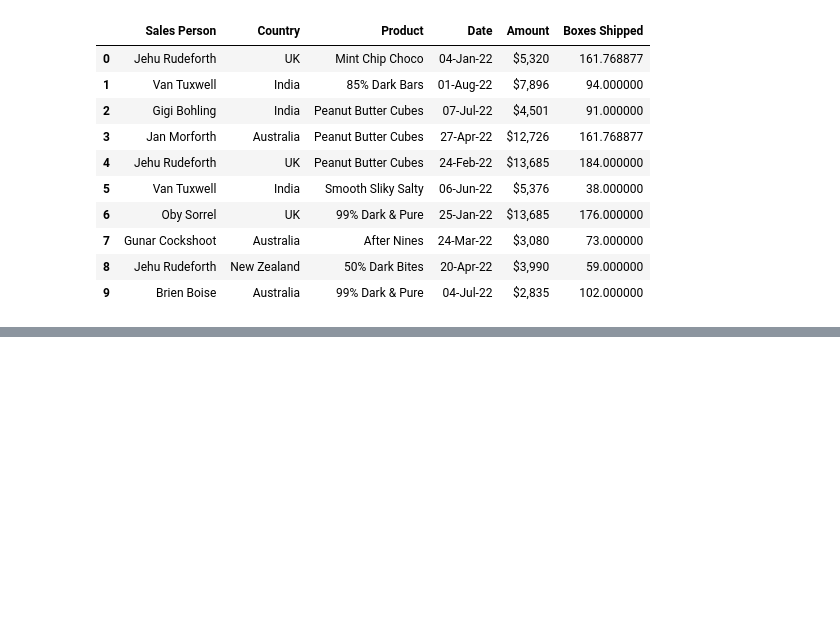
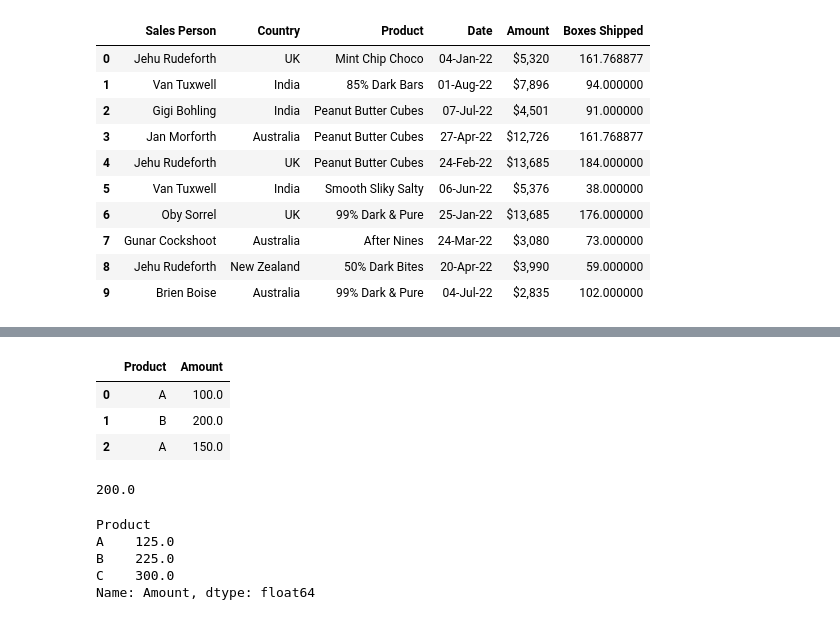
Before and after one commit to Deniz60/Akademikodev, a Jupyter notebook: pandas_example.ipynb, the cells around one changed output, grey strips where cells are left out. Drawn from its saved outputs; the diff is of its cells as text; code cells hidden in the pictures; blank space fills up the shorter version.

```diff
--- a/pandas_example.ipynb
+++ b/pandas_example.ipynb
@@ -250,0 +370,25 @@ df3.head(10)
+# %%
+data = {
+"Product": ["A", "B", "A", "B", "A", "C", "C"],
+"Amount": [100, 200, 150, 250, None, 300, None]
+}
+# %%
+dataFrame2= pd.DataFrame(data)
+dataFrame2.head(3)
+# %% [output]
+|  | Product | Amount |
+| 0 | A | 100.0 |
+| 1 | B | 200.0 |
+| 2 | A | 150.0 |
+# %%
+dataFrame2["Amount"].mean()
+# %% [output]
+200.0
+# %%
+dataFrame2.groupby("Product")["Amount"].mean()
+# %% [output]
+Product
+A    125.0
+B    225.0
+C    300.0
+Name: Amount, dtype: float64
```
Also changed, not shown: parts of 10 cells of this notebook, 2 other files.
